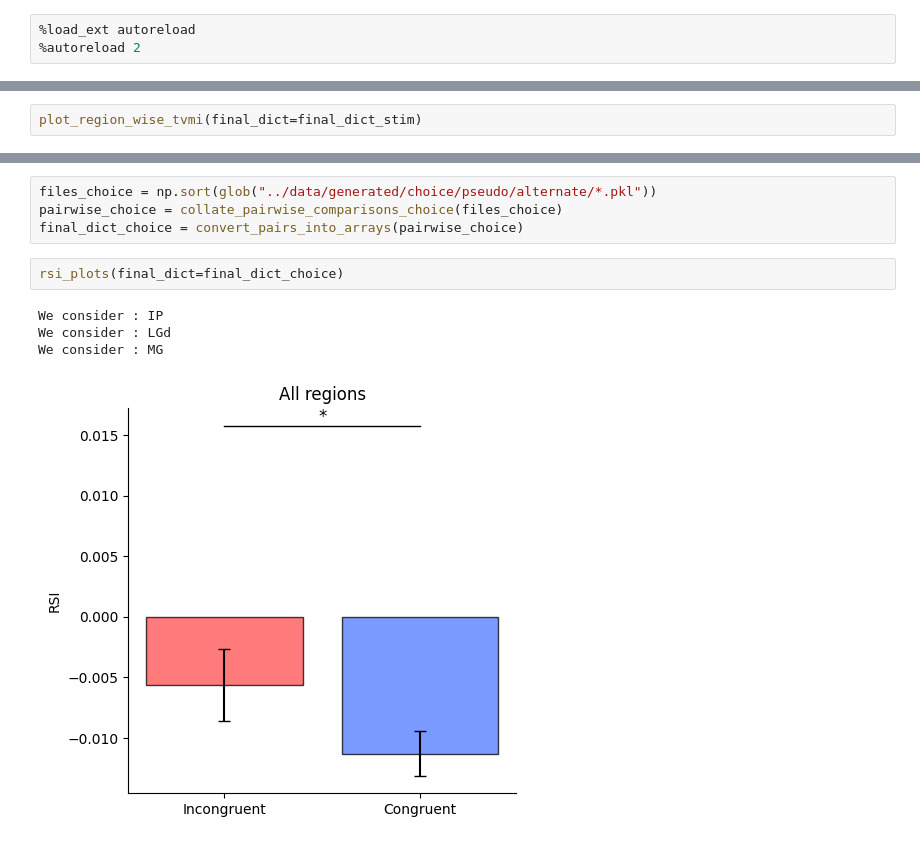
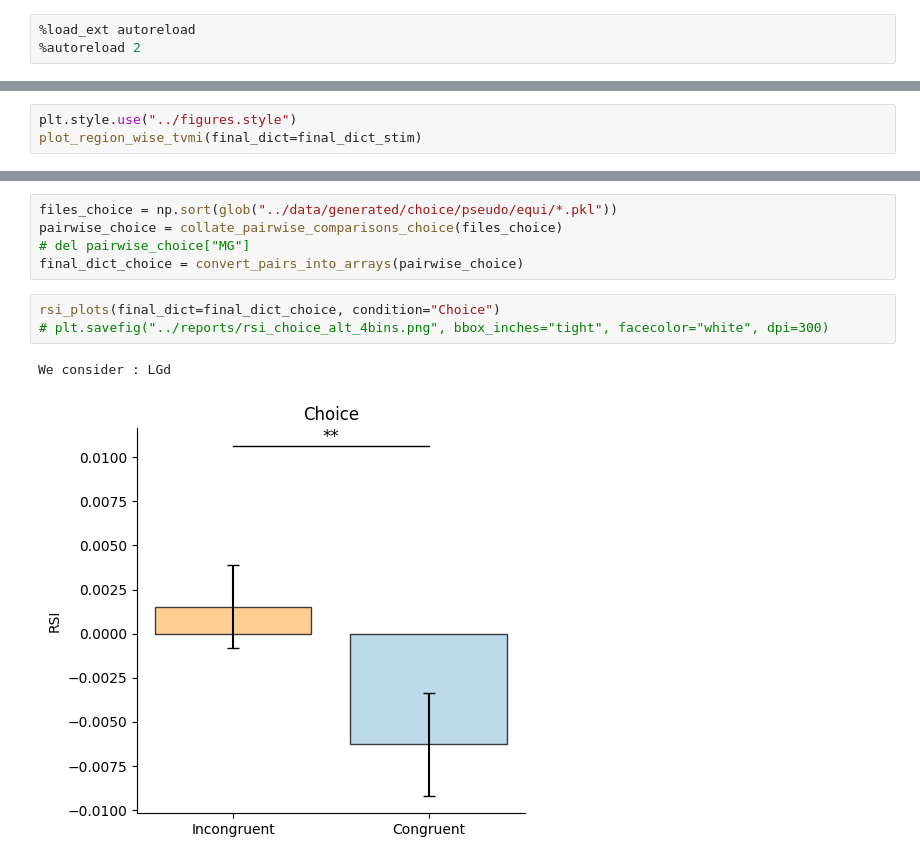
Before and after one commit to debottamKundu/ibl-partial-info-decomp, a Jupyter notebook: notebooks/cleaner_rsi_plots.ipynb, the cells around one changed output, grey strips where cells are left out. Cells and saved outputs as stored; diff of their text form.

```diff
--- a/notebooks/cleaner_rsi_plots.ipynb
+++ b/notebooks/cleaner_rsi_plots.ipynb
@@ -70,3 +69,4 @@ We consider : PL
 # %%
+plt.style.use("../figures.style")
 plot_region_wise_tvmi(final_dict=final_dict_stim)
 # %% [output]
@@ -78,14 +76,14 @@ plot_counts(final_dict=final_dict_choice)
 # %%
-files_choice = np.sort(glob("../data/generated/choice/pseudo/alternate/*.pkl"))
+files_choice = np.sort(glob("../data/generated/choice/pseudo/equi/*.pkl"))
 pairwise_choice = collate_pairwise_comparisons_choice(files_choice)
+# del pairwise_choice["MG"]
 final_dict_choice = convert_pairs_into_arrays(pairwise_choice)
 # %%
-rsi_plots(final_dict=final_dict_choice)
+rsi_plots(final_dict=final_dict_choice, condition="Choice")
+# plt.savefig("../reports/rsi_choice_alt_4bins.png", bbox_inches="tight", facecolor="white", dpi=300)
 # %% [output]
-We consider : IP
 We consider : LGd
-We consider : MG
-[figure, old version]
+[figure, new version]
 # %%
 plot_region_wise_tvmi(final_dict=final_dict_choice)
 # %% [output]
```
Also changed, not shown: parts of 13 cells of this notebook, 10 other files.
